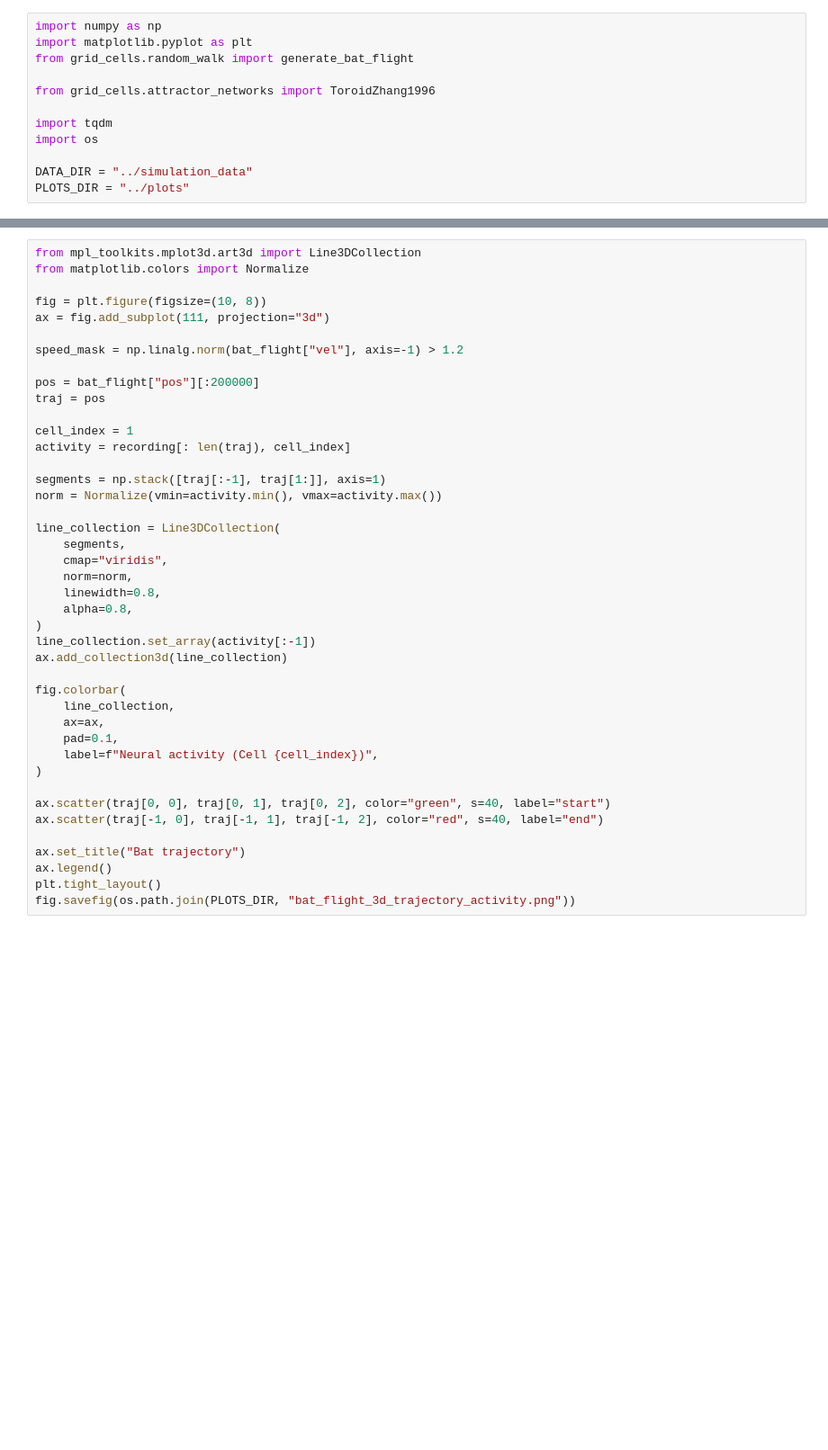
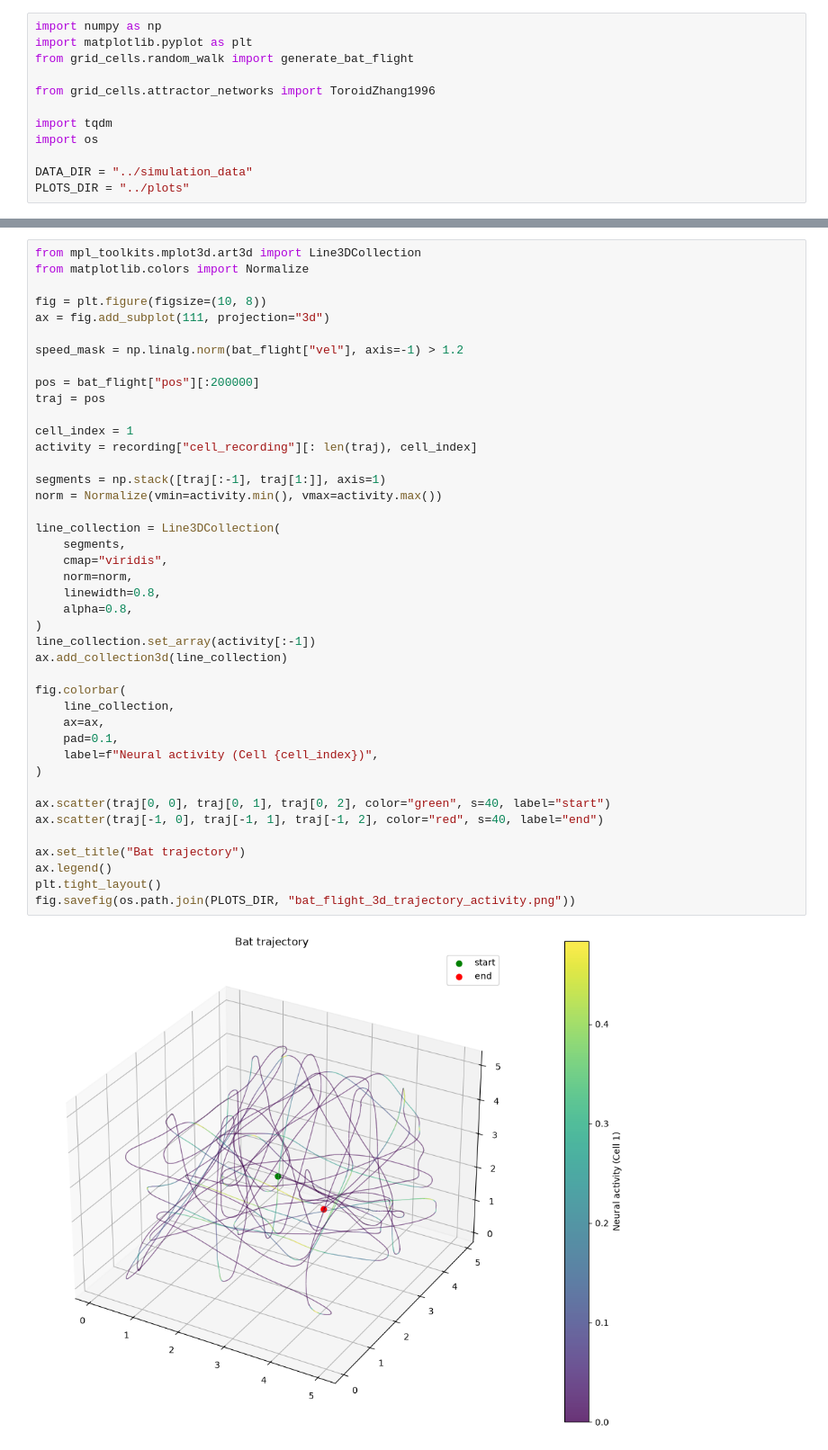
Before and after one commit to siaulich/grid-cells, a Jupyter notebook: notebooks/bat_flight_grid_bump.ipynb, the cells around one changed output, grey strips where cells are left out. Shown at 90% size. Saved outputs shown, nothing was run; the diff lists cells and outputs as text; blank space fills up the shorter version.

```diff
--- a/notebooks/bat_flight_grid_bump.ipynb
+++ b/notebooks/bat_flight_grid_bump.ipynb
@@ -175,32 +185,34 @@ pos = bat_flight["pos"][:200000]
 traj = pos
 
 cell_index = 1
-activity = recording[: len(traj), cell_index]
+activity = recording["cell_recording"][: len(traj), cell_index]
 
 segments = np.stack([traj[:-1], traj[1:]], axis=1)
 norm = Normalize(vmin=activity.min(), vmax=activity.max())
 
 line_collection = Line3DCollection(
     segments,
     cmap="viridis",
     norm=norm,
     linewidth=0.8,
     alpha=0.8,
 )
 line_collection.set_array(activity[:-1])
 ax.add_collection3d(line_collection)
 
 fig.colorbar(
     line_collection,
     ax=ax,
     pad=0.1,
     label=f"Neural activity (Cell {cell_index})",
 )
 
 ax.scatter(traj[0, 0], traj[0, 1], traj[0, 2], color="green", s=40, label="start")
 ax.scatter(traj[-1, 0], traj[-1, 1], traj[-1, 2], color="red", s=40, label="end")
 
 ax.set_title("Bat trajectory")
 ax.legend()
 plt.tight_layout()
 fig.savefig(os.path.join(PLOTS_DIR, "bat_flight_3d_trajectory_activity.png"))
+# %% [output]
+[figure, added]
```
Also changed, not shown: parts of 6 cells of this notebook, 16 other files.
